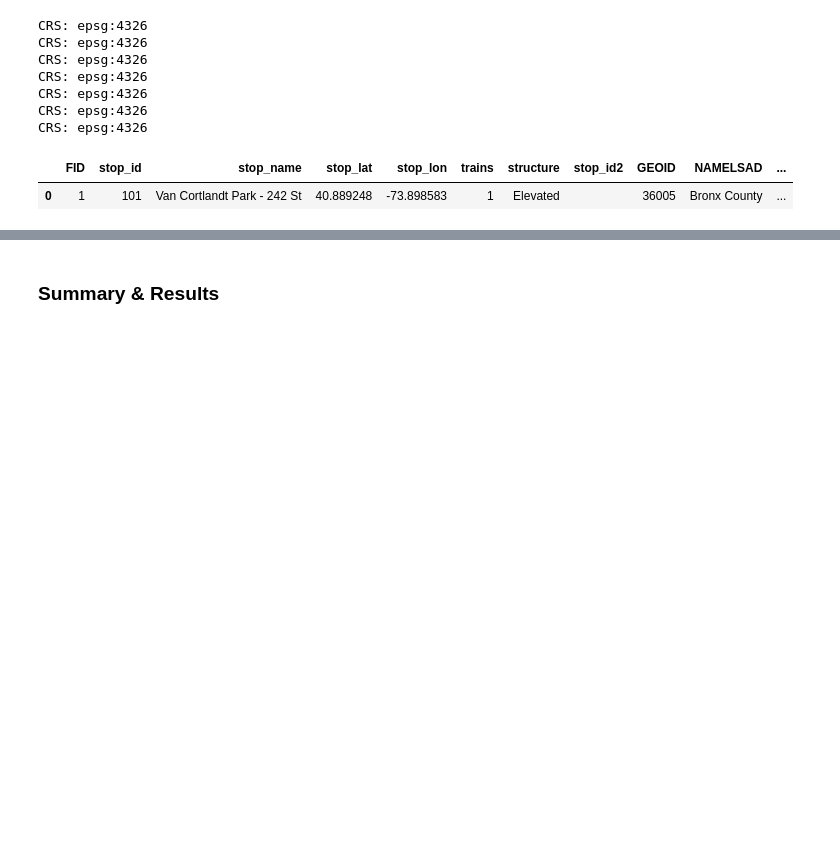
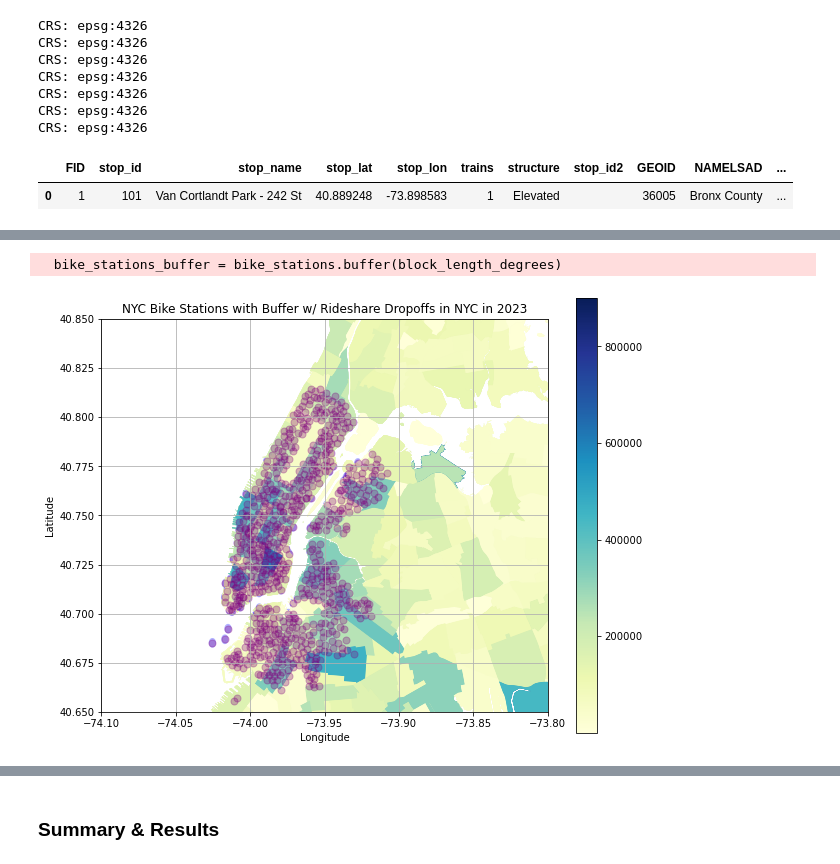
Before and after one commit to natdosan/causal-analysis-nyc-transit, a Jupyter notebook: final_project_031824.ipynb, the cells around one changed output, grey strips where cells are left out. Saved outputs shown, nothing was run; the diff lists cells and outputs as text; code cells hidden in the pictures; blank space fills up the shorter version.

```diff
--- a/final_project_031824.ipynb
+++ b/final_project_031824.ipynb
@@ -169,0 +182,19 @@ plt.show()
+# %%
+# Buffer around bike stations
+bike_stations_buffer = bike_stations.buffer(block_length_degrees)
+
+# create map object: plot bike statino buffers
+map2 = bike_stations_buffer.plot(color='blue', alpha=0.3, figsize=(10, 8))
+uber_lyft_dropoffs.plot(ax=map2, column='count_', cmap='YlGnBu', figsize=(10, 8), legend=True)
+bike_stations.plot(ax=map2, marker='o', color='purple', markersize=50, alpha = .3)
+
+plt.title('NYC Bike Stations with Buffer w/ Rideshare Dropoffs in NYC in 2023')
+plt.xlabel('Longitude')
+plt.ylabel('Latitude')
+plt.xlim(-74.1, -73.8)
+plt.ylim(40.65, 40.85)
+plt.grid(True)
+plt.show()
+# %% [output]
+  bike_stations_buffer = bike_stations.buffer(block_length_degrees)
+[figure, added]
```
Also changed, not shown: parts of 12 cells of this notebook.
